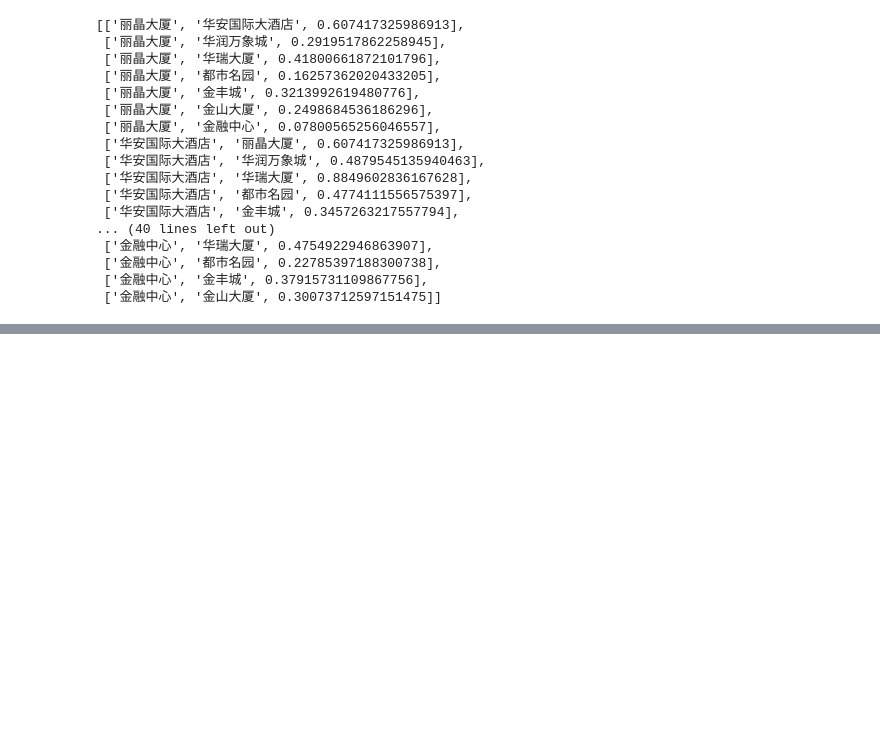
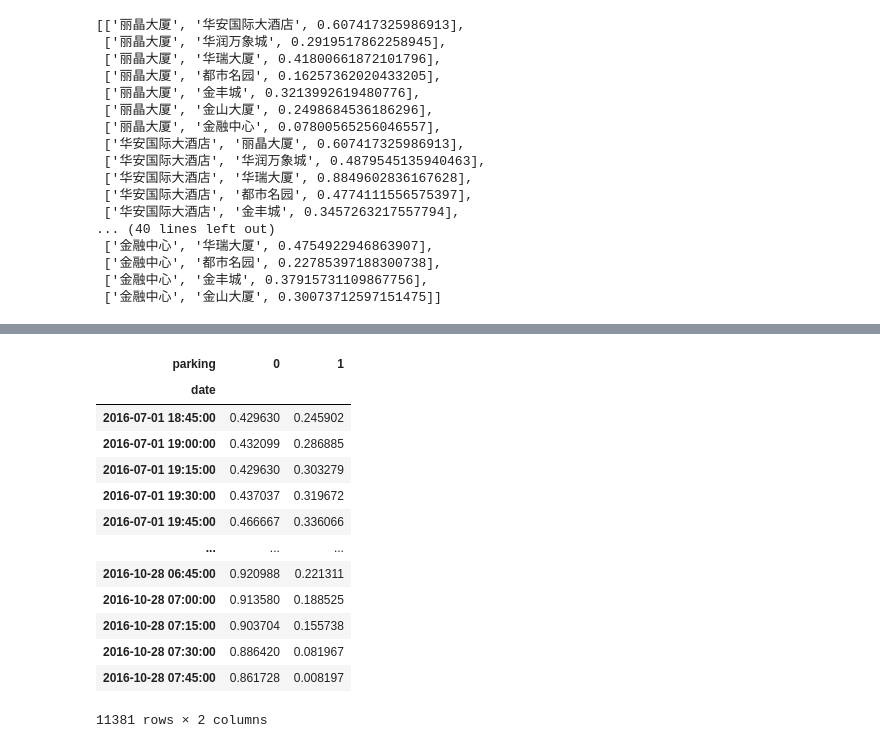
Before and after one commit to vaecole/SIAT-AUTOS-ITS, a Jupyter notebook: GCN-GRU-GAN/paper_graph.ipynb, the cells around one changed output, grey strips where cells are left out. Drawn from its saved outputs; the diff is of its cells as text; code cells hidden in the pictures; blank space fills up the shorter version.

```diff
--- a/GCN-GRU-GAN/paper_graph.ipynb
+++ b/GCN-GRU-GAN/paper_graph.ipynb
@@ -103,0 +95,17 @@ nks
+# %%
+seqs_normal
+# %% [output]
+| parking | 0 | 1 |
+| date |  |  |
+| 2016-07-01 18:45:00 | 0.429630 | 0.245902 |
+| 2016-07-01 19:00:00 | 0.432099 | 0.286885 |
+| 2016-07-01 19:15:00 | 0.429630 | 0.303279 |
+| 2016-07-01 19:30:00 | 0.437037 | 0.319672 |
+| 2016-07-01 19:45:00 | 0.466667 | 0.336066 |
+| ... | ... | ... |
+| 2016-10-28 06:45:00 | 0.920988 | 0.221311 |
+| 2016-10-28 07:00:00 | 0.913580 | 0.188525 |
+| 2016-10-28 07:15:00 | 0.903704 | 0.155738 |
+| 2016-10-28 07:30:00 | 0.886420 | 0.081967 |
+| 2016-10-28 07:45:00 | 0.861728 | 0.008197 |
+11381 rows × 2 columns
```
Also changed, not shown: parts of 4 cells of this notebook, 5 other files.
